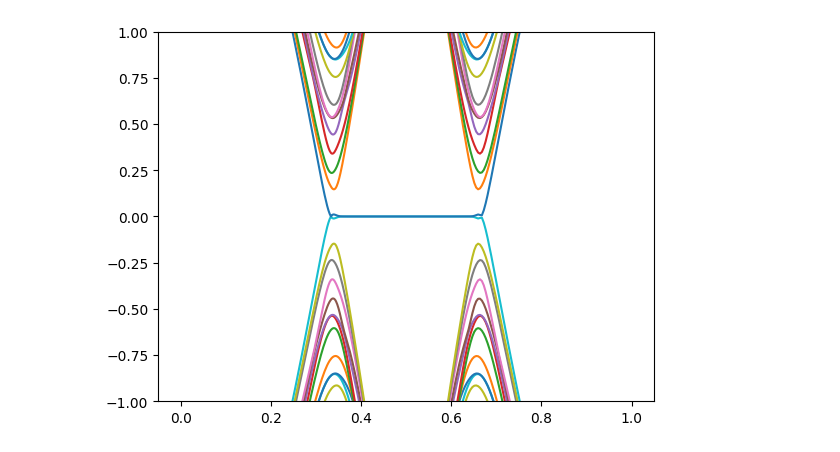
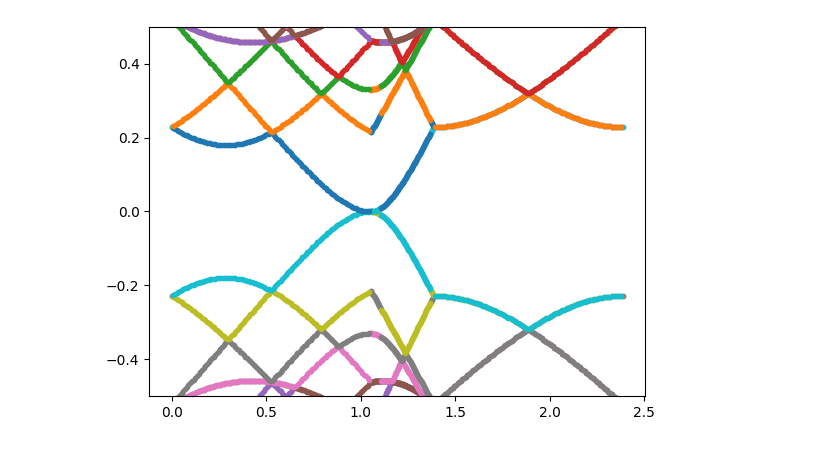
Before and after one commit to aj0337/periodic-potential, a Jupyter notebook: daint/BLG/tb-hamiltonian/analyzer.ipynb, the cells around one changed output. Drawn from its saved outputs; the diff is of its cells as text; code cells hidden in the pictures.

```diff
--- a/daint/BLG/tb-hamiltonian/analyzer.ipynb
+++ b/daint/BLG/tb-hamiltonian/analyzer.ipynb
@@ -4,9 +9,9 @@ import matplotlib.pyplot as plt
 # %%
-bands = np.load("rep_25x1/nn_1/null/bands.npy")
-distances = np.load("rep_25x1/nn_1/null/distances.npy")
+bands = np.load("rep_14x14/nn_1/null/bands.npy")
+distances = np.load("rep_14x14/nn_1/null/distances.npy")
 
-plt.plot(distances,bands)
-plt.ylim(-1,1)
+plt.plot(distances,bands,'.')
+plt.ylim(-0.5,0.5)
 plt.show()
 # %% [output]
-[figure, old version]
+[figure, new version]
```
Also changed, not shown: parts of 1 cell of this notebook, 33 other files.
